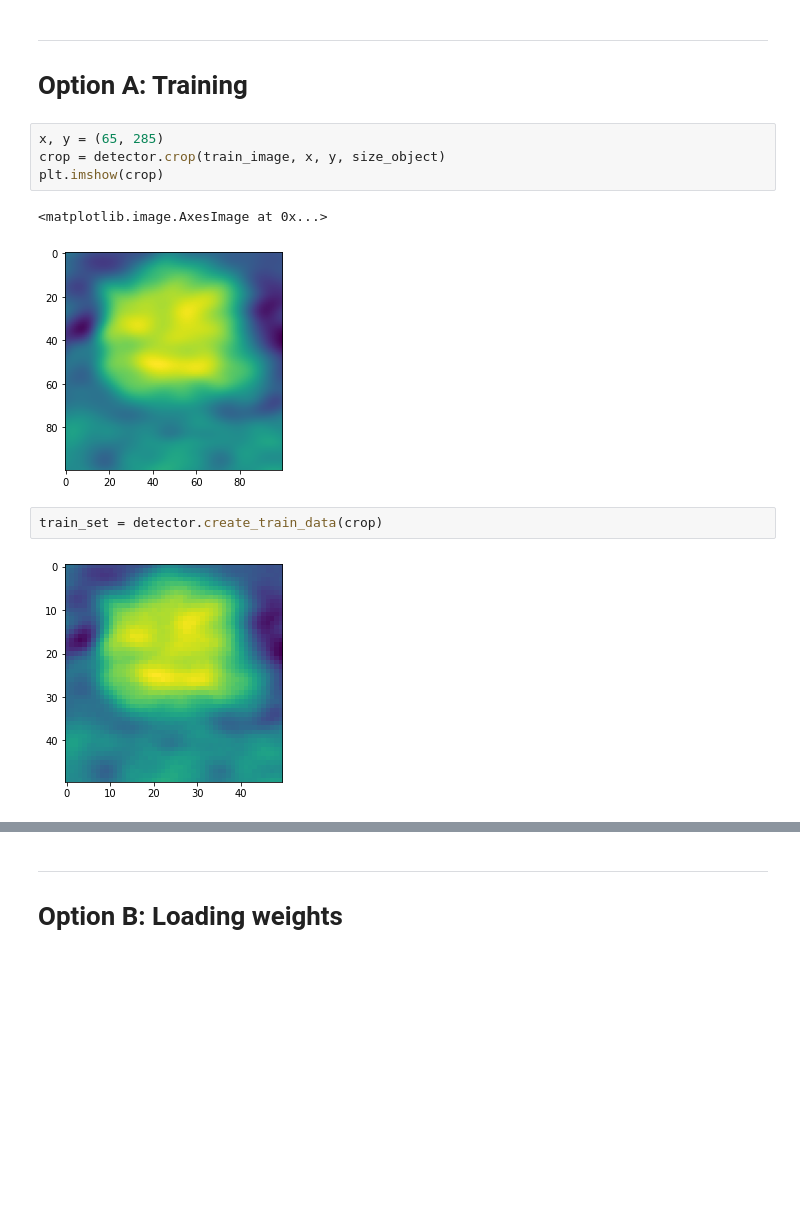
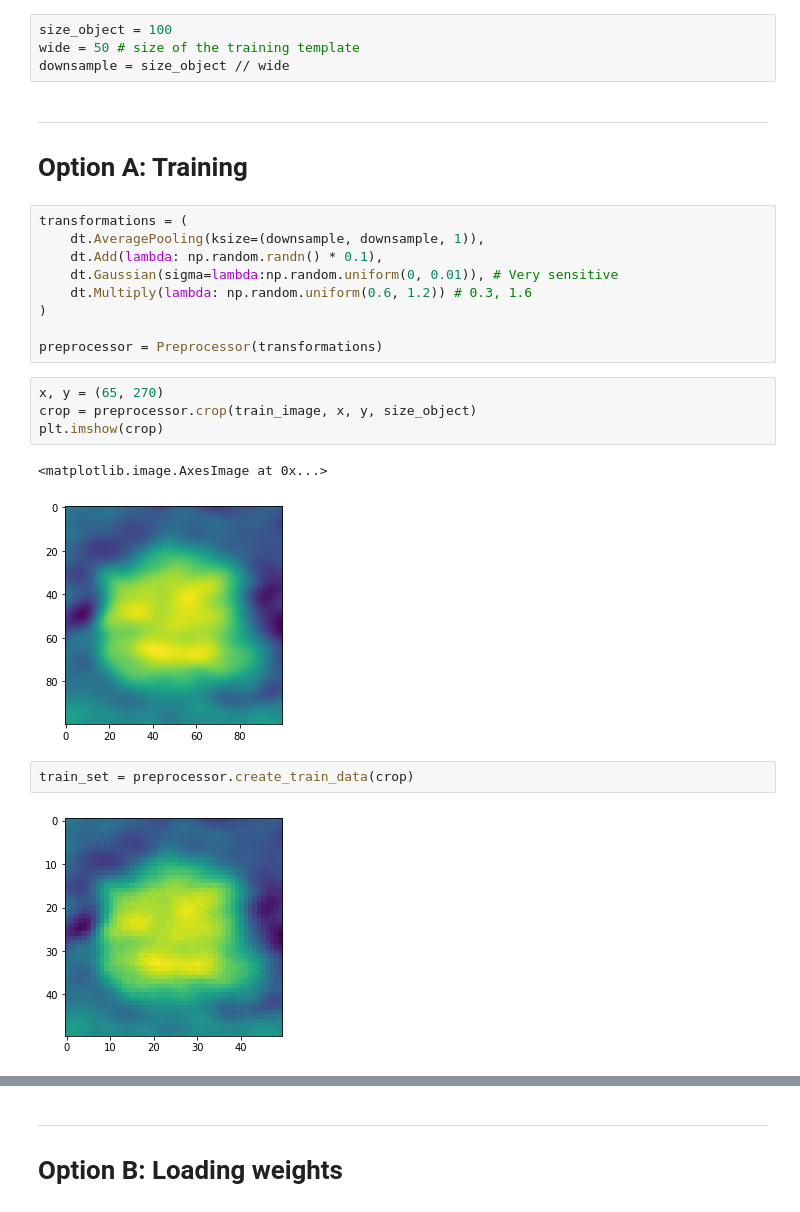
Before and after one commit to juanpb27/ssl_objects_detection, a Jupyter notebook: notebooks/Automated_3D_OD_Method.ipynb, the cells around one changed output, grey strips where cells are left out. Cells and saved outputs as stored; diff of their text form; blank space fills up the shorter version.

```diff
--- a/notebooks/Automated_3D_OD_Method.ipynb
+++ b/notebooks/Automated_3D_OD_Method.ipynb
@@ -272,14 +308,27 @@ detector = Detector(wide=wide,
+# %%
+size_object = 100
+wide = 50 # size of the training template
+downsample = size_object // wide
 # %% [markdown]
 ---------------
 # Option A: Training
+# %%
+transformations = (
+    dt.AveragePooling(ksize=(downsample, downsample, 1)),
+    dt.Add(lambda: np.random.randn() * 0.1),
+    dt.Gaussian(sigma=lambda:np.random.uniform(0, 0.01)), # Very sensitive
+    dt.Multiply(lambda: np.random.uniform(0.6, 1.2)) # 0.3, 1.6
+)
+
+preprocessor = Preprocessor(transformations)
 # %%
-x, y = (65, 285)
-crop = detector.crop(train_image, x, y, size_object)
+x, y = (65, 270)
+crop = preprocessor.crop(train_image, x, y, size_object)
 plt.imshow(crop)
 # %% [output]
 <matplotlib.image.AxesImage at 0x...>
-[figure, old version]
+[figure, new version]
 # %%
-train_set = detector.create_train_data(crop)
+train_set = preprocessor.create_train_data(crop)
 # %% [output]
-[figure, old version]
+[figure, new version]
```
Also changed, not shown: parts of 18 cells of this notebook.
